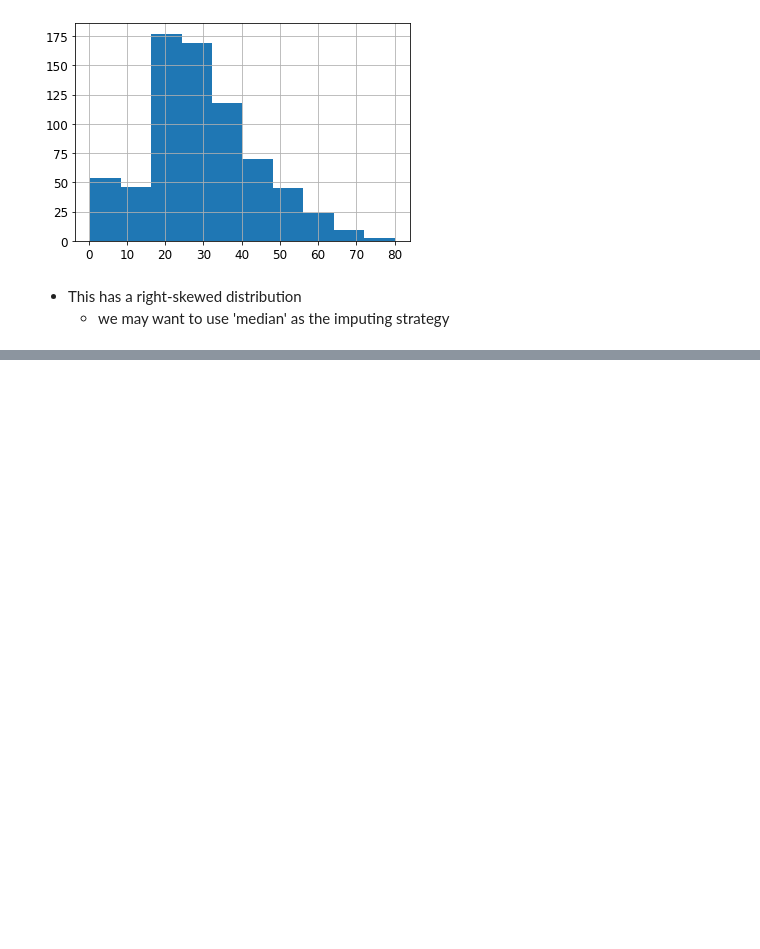
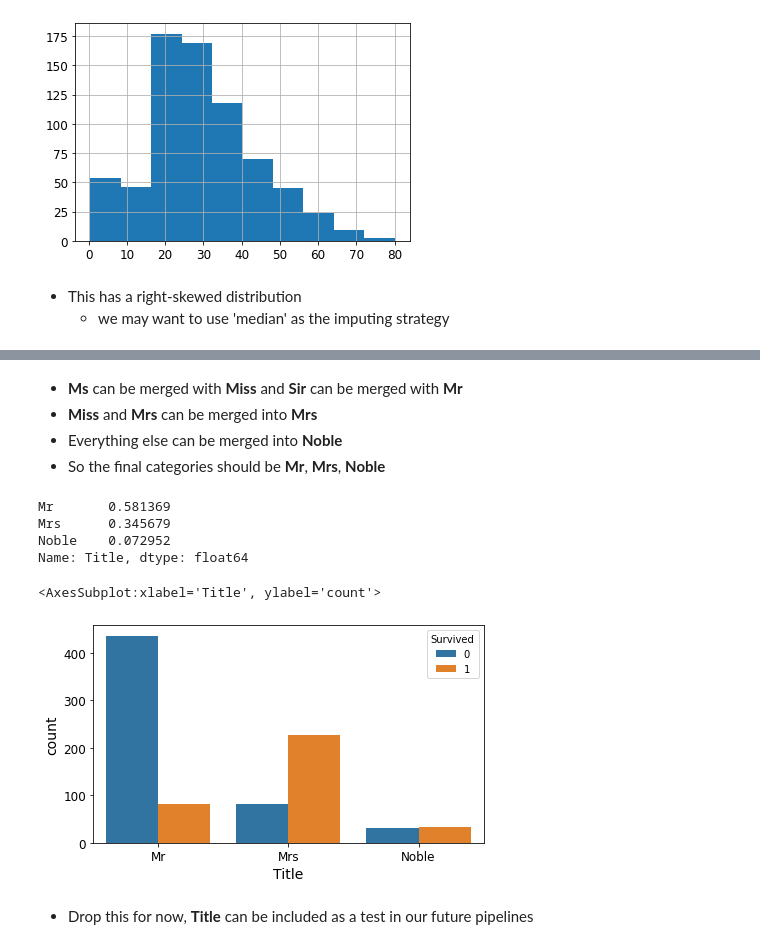
Before and after one commit to calvinh99/handsonml, a Jupyter notebook: learning/titanic.ipynb, the cells around one changed output, grey strips where cells are left out. Drawn from its saved outputs; the diff is of its cells as text; code cells hidden in the pictures; blank space fills up the shorter version.

```diff
--- a/learning/titanic.ipynb
+++ b/learning/titanic.ipynb
@@ -193,0 +201,27 @@ sns.countplot(x='Embarked', hue='Survived', data=train)
+# %% [markdown]
+- **Ms** can be merged with **Miss** and **Sir** can be merged with **Mr**
+- **Miss** and **Mrs** can be merged into **Mrs**
+- Everything else can be merged into **Noble**
+- So the final categories should be **Mr**, **Mrs**, **Noble**
+# %%
+def group_titles(t):
+    if (t == "Ms") or (t == "Miss") or (t == "Mrs"):
+        return "Mrs"
+    elif (t == "Sir") or (t == "Mr"):
+        return "Mr"
+    else:
+        return "Noble"
+
+train["Title"] = train["Title"].apply(group_titles)
+train["Title"].value_counts(normalize=True)
+# %% [output]
+Mr       0.581369
+Mrs      0.345679
+Noble    0.072952
+Name: Title, dtype: float64
+# %%
+plt.figure(figsize=(7,4))
+sns.countplot(x="Title", hue="Survived", data=train)
+# %% [output]
+<AxesSubplot:xlabel='Title', ylabel='count'>
+[figure, added]
@@ -193,0 +230,2 @@ sns.countplot(x='Embarked', hue='Survived', data=train)
+# %% [markdown]
+- Drop this for now, **Title** can be included as a test in our future pipelines
```
Also changed, not shown: parts of 115 cells of this notebook.
